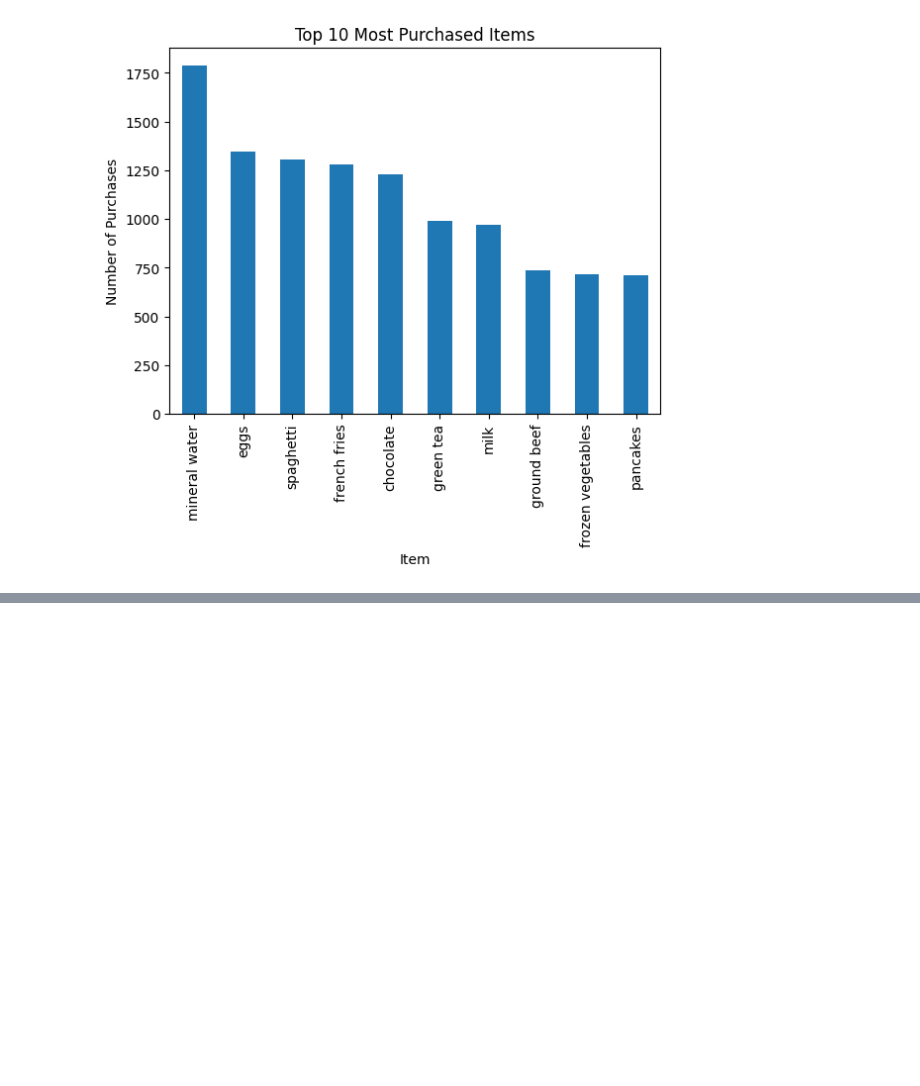
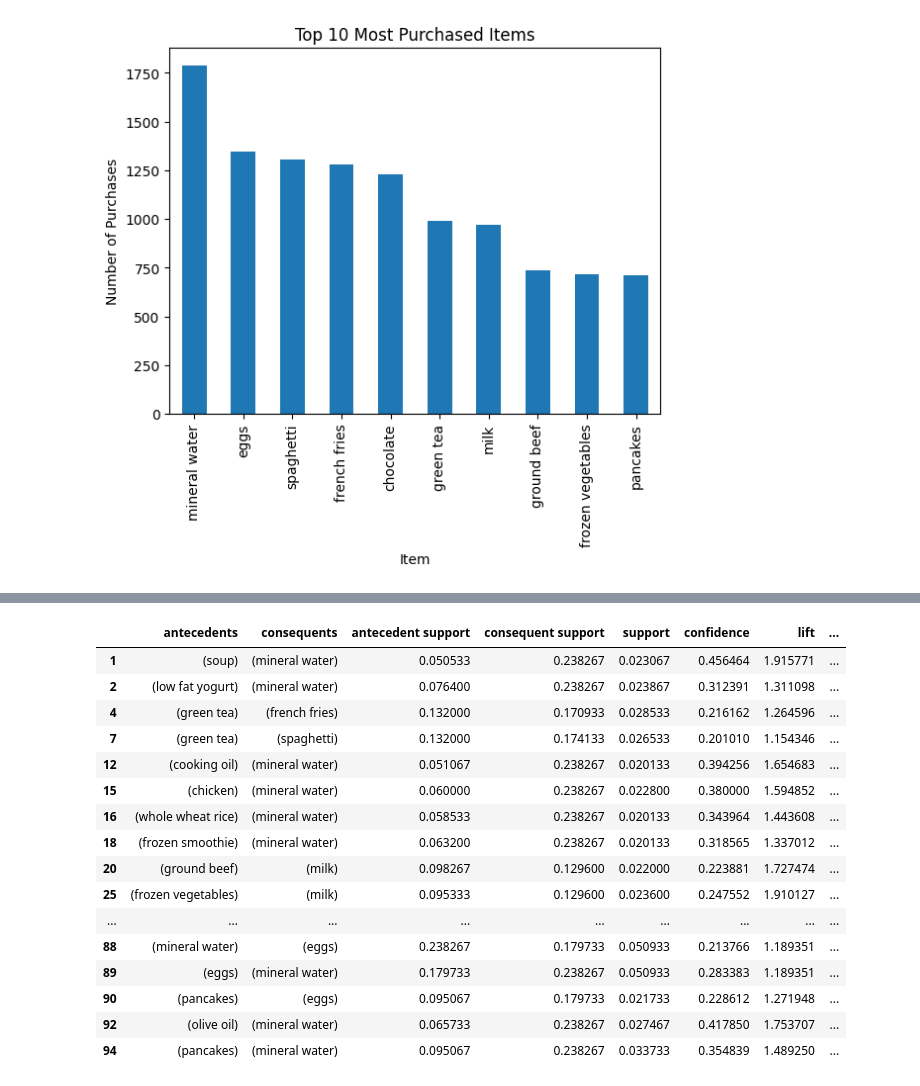
Before and after one commit to szm5417/szm5417, a Jupyter notebook: 2348551_Lab3.ipynb, the cells around one changed output, grey strips where cells are left out. Cells and saved outputs as stored; diff of their text form; code cells hidden in the pictures; blank space fills up the shorter version.

```diff
--- a/2348551_Lab3.ipynb
+++ b/2348551_Lab3.ipynb
@@ -203,0 +211,20 @@ rules
+# %%
+rules[(rules['confidence']>0.2) & (rules['lift']>1)]
+# %% [output]
+|  | antecedents | consequents | antecedent support | consequent support | support | confidence | lift | ... |
+| 1 | (soup) | (mineral water) | 0.050533 | 0.238267 | 0.023067 | 0.456464 | 1.915771 | ... |
+| 2 | (low fat yogurt) | (mineral water) | 0.076400 | 0.238267 | 0.023867 | 0.312391 | 1.311098 | ... |
+| 4 | (green tea) | (french fries) | 0.132000 | 0.170933 | 0.028533 | 0.216162 | 1.264596 | ... |
+| 7 | (green tea) | (spaghetti) | 0.132000 | 0.174133 | 0.026533 | 0.201010 | 1.154346 | ... |
+| 12 | (cooking oil) | (mineral water) | 0.051067 | 0.238267 | 0.020133 | 0.394256 | 1.654683 | ... |
+| 15 | (chicken) | (mineral water) | 0.060000 | 0.238267 | 0.022800 | 0.380000 | 1.594852 | ... |
+| 16 | (whole wheat rice) | (mineral water) | 0.058533 | 0.238267 | 0.020133 | 0.343964 | 1.443608 | ... |
+| 18 | (frozen smoothie) | (mineral water) | 0.063200 | 0.238267 | 0.020133 | 0.318565 | 1.337012 | ... |
+| 20 | (ground beef) | (milk) | 0.098267 | 0.129600 | 0.022000 | 0.223881 | 1.727474 | ... |
+| 25 | (frozen vegetables) | (milk) | 0.095333 | 0.129600 | 0.023600 | 0.247552 | 1.910127 | ... |
+| ... | ... | ... | ... | ... | ... | ... | ... | ... |
+| 88 | (mineral water) | (eggs) | 0.238267 | 0.179733 | 0.050933 | 0.213766 | 1.189351 | ... |
+| 89 | (eggs) | (mineral water) | 0.179733 | 0.238267 | 0.050933 | 0.283383 | 1.189351 | ... |
+| 90 | (pancakes) | (eggs) | 0.095067 | 0.179733 | 0.021733 | 0.228612 | 1.271948 | ... |
+| 92 | (olive oil) | (mineral water) | 0.065733 | 0.238267 | 0.027467 | 0.417850 | 1.753707 | ... |
+| 94 | (pancakes) | (mineral water) | 0.095067 | 0.238267 | 0.033733 | 0.354839 | 1.489250 | ... |
```
Also changed, not shown: parts of 12 cells of this notebook.
